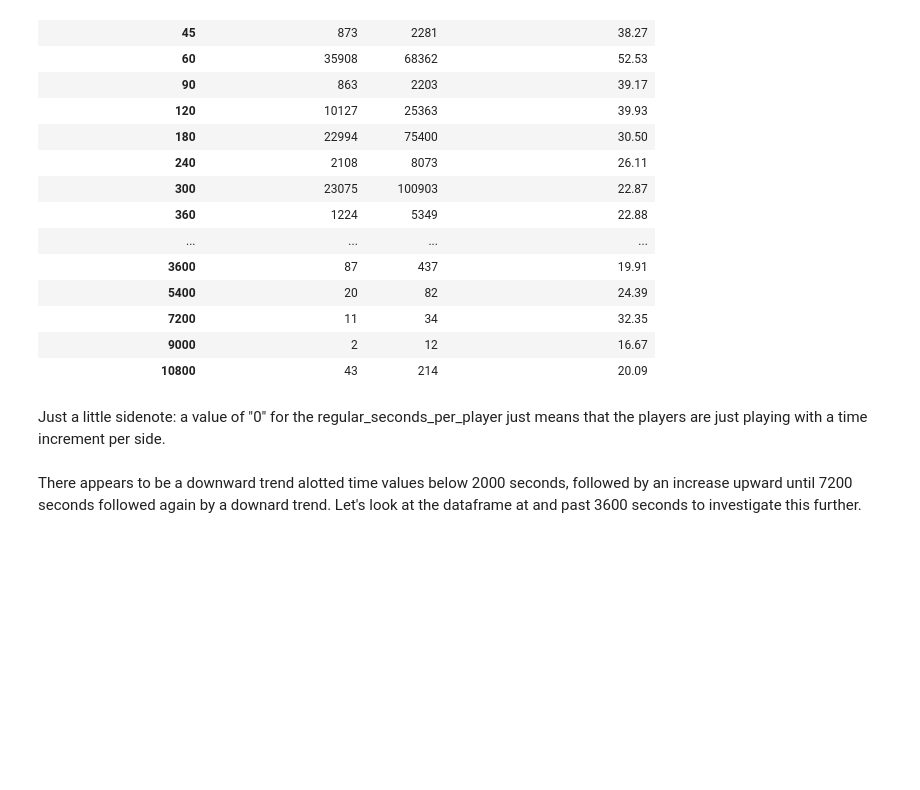
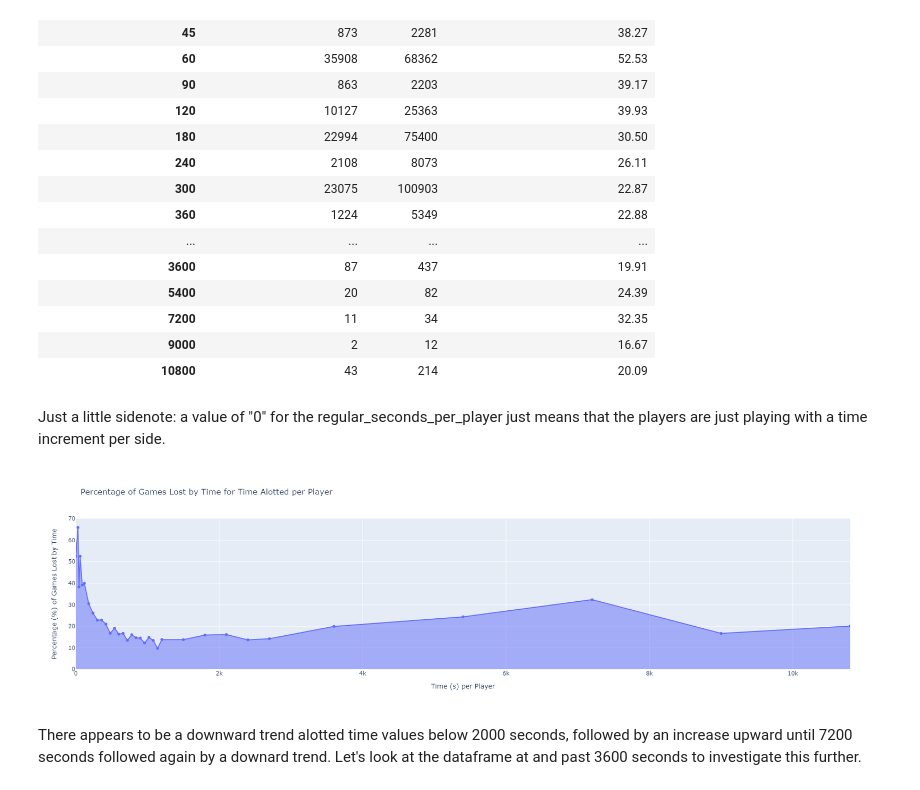
Before and after one commit to sheldonkappel/chess_mini_analysis, a Jupyter notebook: chess_games_analysis.ipynb, the cells around one changed output. Drawn from its saved outputs; the diff is of its cells as text; code cells hidden in the pictures; blank space fills up the shorter version.

```diff
--- a/chess_games_analysis.ipynb
+++ b/chess_games_analysis.ipynb
@@ -533,17 +533,20 @@ Just a little sidenote: a value of "0" for the regular_seconds_per_player just m
 # %%
 fig = px.area(merged_time_forfeit_df, x = merged_time_forfeit_df.index, y = 'proportion_percentage_lost_by_time',
     title = 'Percentage of Games Lost by Time for Time Alotted per Player', markers = True,
-    labels = {'regular_seconds_per_player': 'Time (s) per Player','proportion_percentage_lost_by_time': 'Percentage (%) of Games Lost by Time'})
+    labels = {'regular_seconds_per_player': 'Time (s) per Player','proportion_percentage_lost_by_time': 'Percentage (%) of Games Lost by Time'},
+    width = 1800, height = 500)
 
 fig.update_layout(
     hoverlabel=dict(
         bgcolor="white",
         font_size=16,
         font_family="Rockwell"
     )
 )
 fig.update_layout(hovermode="x unified")
 fig.show("png")
+# %% [output]
+[figure, added]
 # %% [markdown]
 There appears to be a downward trend alotted time values below 2000 seconds, followed by an increase upward until 7200 seconds followed again by a downard trend. Let's look at the dataframe at and past 3600 seconds to investigate this further.
 # %%
```
Also changed, not shown: parts of 1 cell of this notebook.
